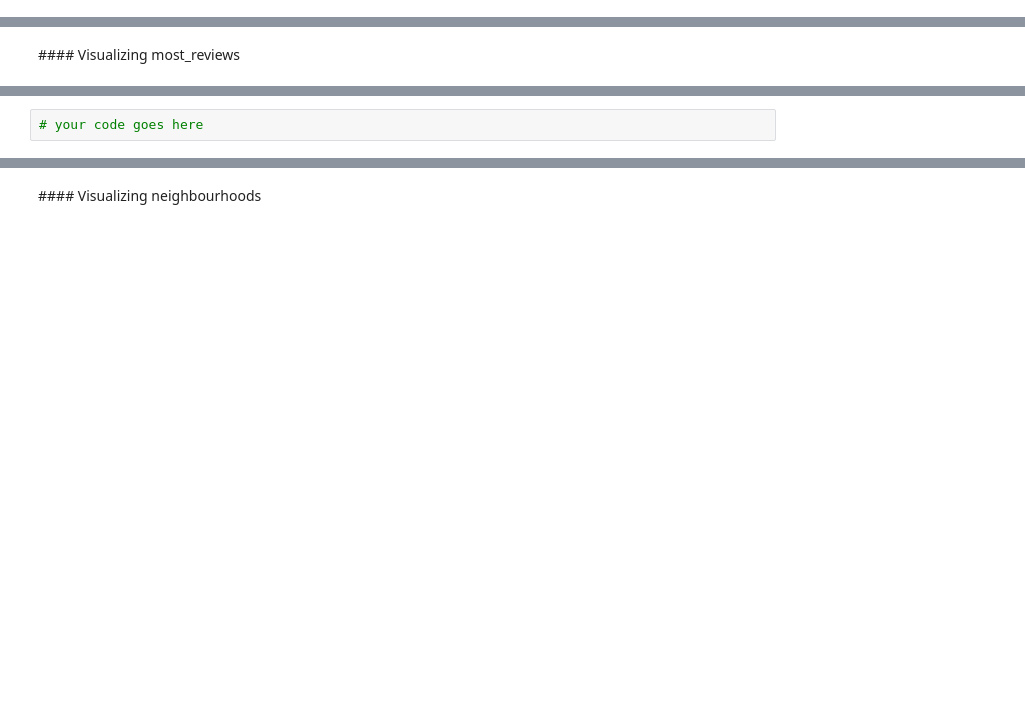
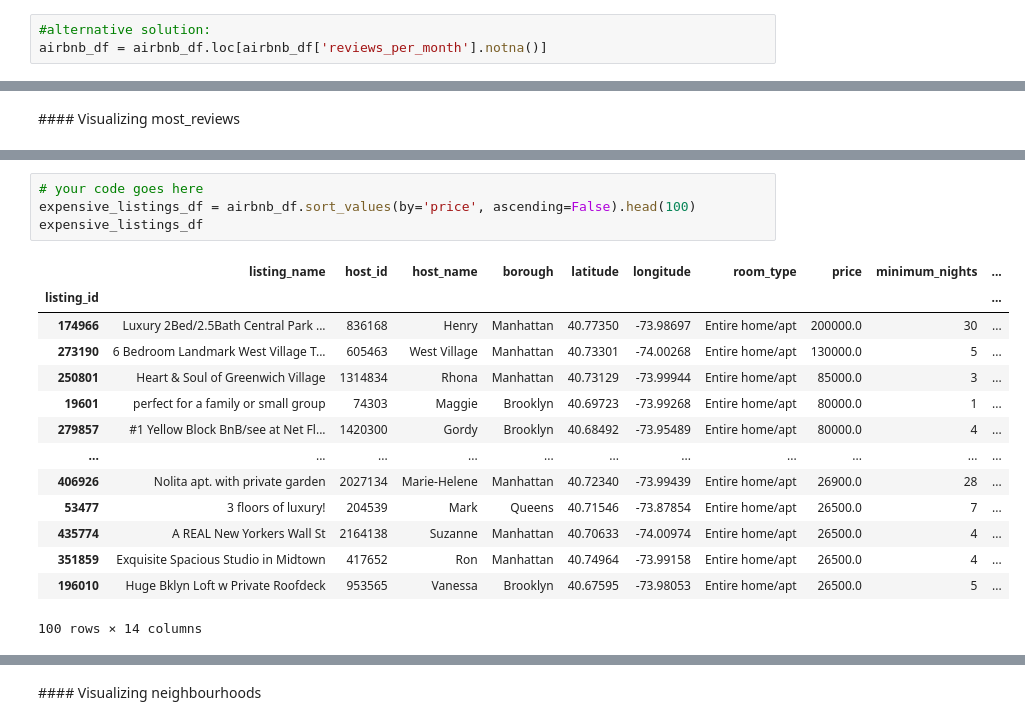
Before and after one commit to originalugo/DCP-new-york-city-airbnb-open-data, a Jupyter notebook: Project.ipynb, the cells around one changed output, grey strips where cells are left out. Saved outputs shown, nothing was run; the diff lists cells and outputs as text; blank space fills up the shorter version.

```diff
--- a/Project.ipynb
+++ b/Project.ipynb
@@ -205,6 +207,9 @@ Data columns (total 13 columns):
  12  availability_365                1016 non-null   object
 dtypes: float64(1), int64(4), object(8)
 memory usage: 111.1+ KB
+# %%
+#alternative solution:
+airbnb_df = airbnb_df.loc[airbnb_df['reviews_per_month'].notna()]
 # %% [markdown]
 ![green-divider](https://user-images.githubusercontent.com/7065401/52071924-c003ad80-2562-11e9-8297-1c6595f8a7ff.png)
 
@@ -469,6 +515,23 @@ plt.ylabel("")
 Create a variable `expensive_listings_df` containing the top 100 most expensive per night listings. The most expensive should be at the top.
 # %%
 # your code goes here
+expensive_listings_df = airbnb_df.sort_values(by='price', ascending=False).head(100)
+expensive_listings_df
+# %% [output]
+|  | listing_name | host_id | host_name | borough | latitude | longitude | room_type | price | minimum_nights | ... |
+| listing_id |  |  |  |  |  |  |  |  |  | ... |
+| 174966 | Luxury 2Bed/2.5Bath Central Park ... | 836168 | Henry | Manhattan | 40.77350 | -73.98697 | Entire home/apt | 200000.0 | 30 | ... |
+| 273190 | 6 Bedroom Landmark West Village T... | 605463 | West Village | Manhattan | 40.73301 | -74.00268 | Entire home/apt | 130000.0 | 5 | ... |
+| 250801 | Heart & Soul of Greenwich Village | 1314834 | Rhona | Manhattan | 40.73129 | -73.99944 | Entire home/apt | 85000.0 | 3 | ... |
+| 19601 | perfect for a family or small group | 74303 | Maggie | Brooklyn | 40.69723 | -73.99268 | Entire home/apt | 80000.0 | 1 | ... |
+| 279857 | #1 Yellow Block BnB/see at Net Fl... | 1420300 | Gordy | Brooklyn | 40.68492 | -73.95489 | Entire home/apt | 80000.0 | 4 | ... |
+| ... | ... | ... | ... | ... | ... | ... | ... | ... | ... | ... |
+| 406926 | Nolita apt. with private garden | 2027134 | Marie-Helene | Manhattan | 40.72340 | -73.99439 | Entire home/apt | 26900.0 | 28 | ... |
+| 53477 | 3 floors of luxury! | 204539 | Mark | Queens | 40.71546 | -73.87854 | Entire home/apt | 26500.0 | 7 | ... |
+| 435774 | A REAL New Yorkers Wall St | 2164138 | Suzanne | Manhattan | 40.70633 | -74.00974 | Entire home/apt | 26500.0 | 4 | ... |
+| 351859 | Exquisite Spacious Studio in Midtown | 417652 | Ron | Manhattan | 40.74964 | -73.99158 | Entire home/apt | 26500.0 | 4 | ... |
+| 196010 | Huge Bklyn Loft w Private Roofdeck | 953565 | Vanessa | Brooklyn | 40.67595 | -73.98053 | Entire home/apt | 26500.0 | 5 | ... |
+100 rows × 14 columns
 # %% [markdown]
 ![green-divider](https://user-images.githubusercontent.com/7065401/52071924-c003ad80-2562-11e9-8297-1c6595f8a7ff.png)
 
```
Also changed, not shown: parts of 12 cells of this notebook.
